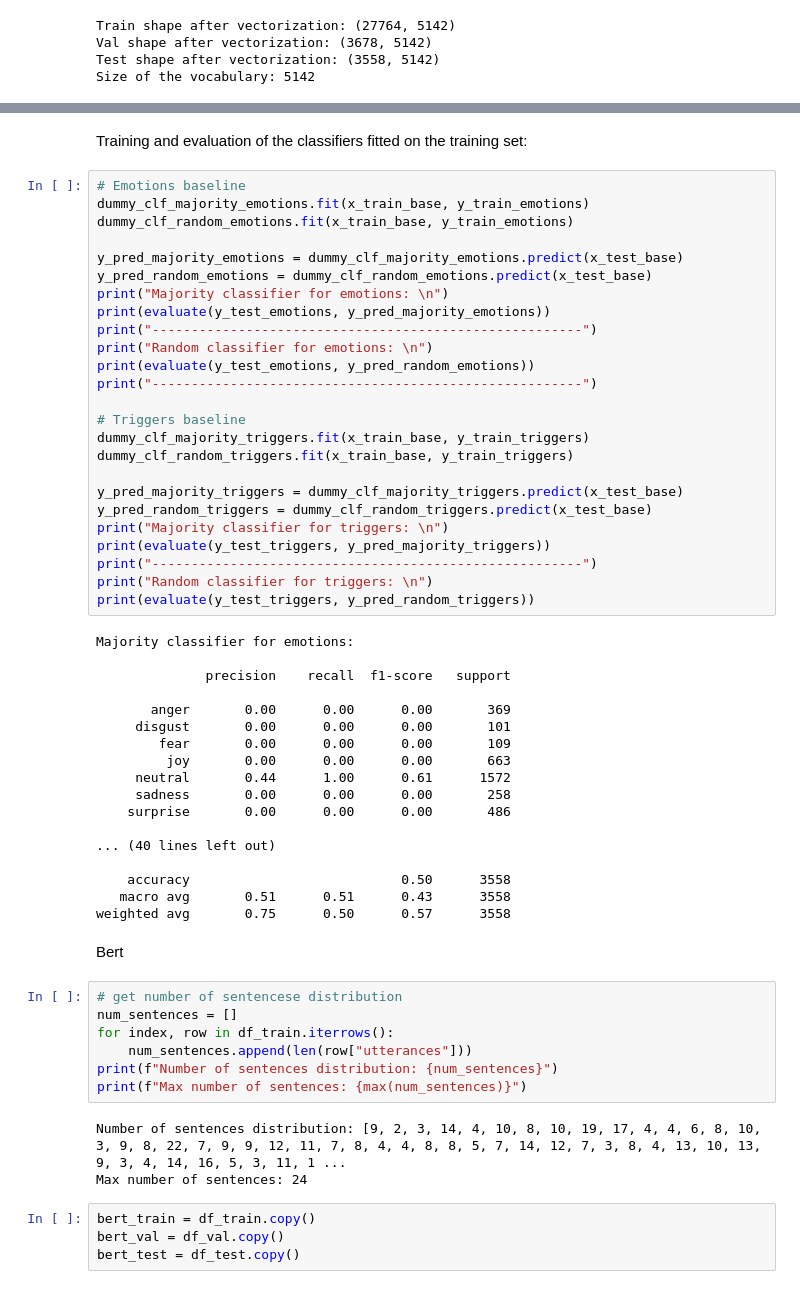
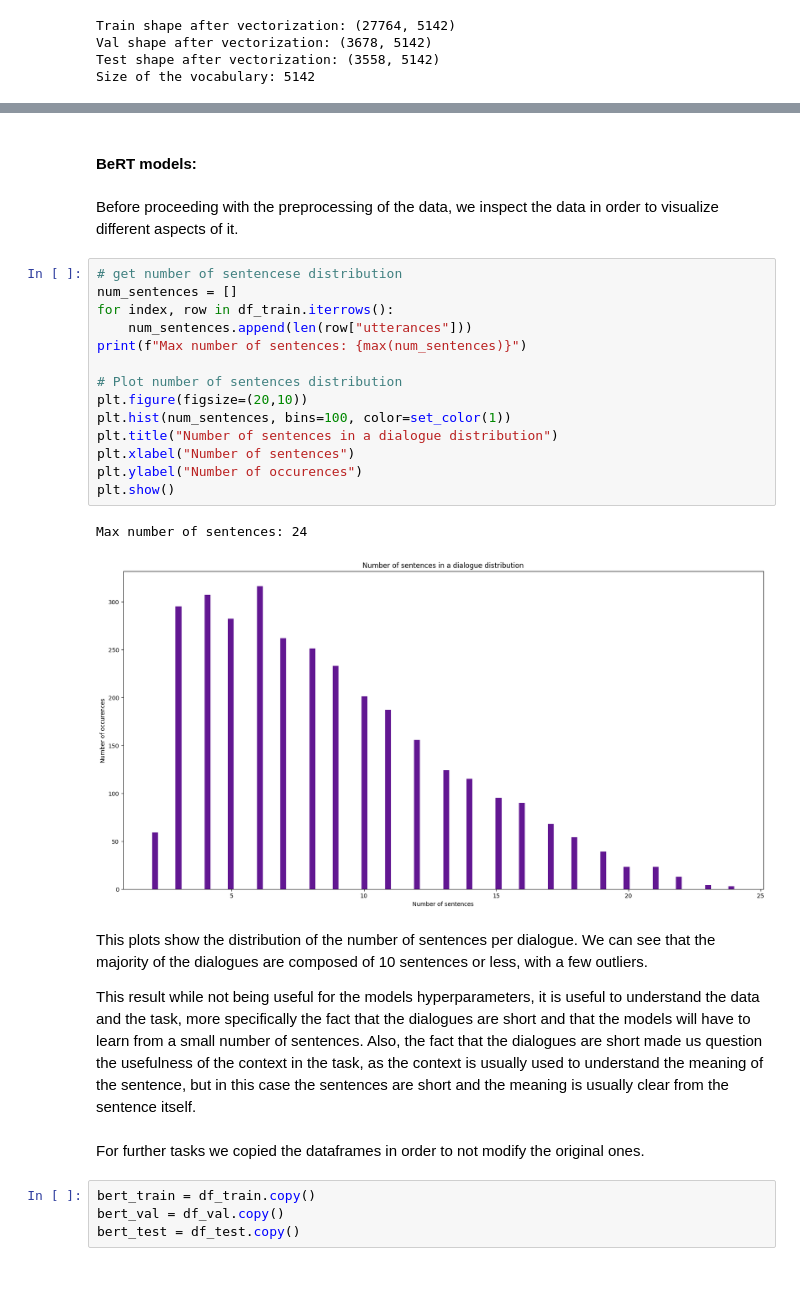
Before and after one commit to CipStr/NLProject, a Jupyter notebook: NLP_standard_project.ipynb, the cells around one changed output, grey strips where cells are left out. Saved outputs shown, nothing was run; the diff lists cells and outputs as text.

```diff
--- a/NLP_standard_project.ipynb
+++ b/NLP_standard_project.ipynb
@@ -258,60 +318,30 @@ dummy_clf_random_triggers = DummyClassifier(strategy="uniform")
-# %% [markdown]
-Training and evaluation of the classifiers fitted on the training set:
-# %%
-# Emotions baseline
-dummy_clf_majority_emotions.fit(x_train_base, y_train_emotions)
-dummy_clf_random_emotions.fit(x_train_base, y_train_emotions)
-
-y_pred_majority_emotions = dummy_clf_majority_emotions.predict(x_test_base)
-y_pred_random_emotions = dummy_clf_random_emotions.predict(x_test_base)
-print("Majority classifier for emotions: \n")
-print(evaluate(y_test_emotions, y_pred_majority_emotions))
-print("-------------------------------------------------------")
-print("Random classifier for emotions: \n")
-print(evaluate(y_test_emotions, y_pred_random_emotions))
-print("-------------------------------------------------------")
-
-# Triggers baseline
-dummy_clf_majority_triggers.fit(x_train_base, y_train_triggers)
-dummy_clf_random_triggers.fit(x_train_base, y_train_triggers)
-
-y_pred_majority_triggers = dummy_clf_majority_triggers.predict(x_test_base)
-y_pred_random_triggers = dummy_clf_random_triggers.predict(x_test_base)
-print("Majority classifier for triggers: \n")
-print(evaluate(y_test_triggers, y_pred_majority_triggers))
-print("-------------------------------------------------------")
-print("Random classifier for triggers: \n")
-print(evaluate(y_test_triggers, y_pred_random_triggers))
-# %% [output]
-Majority classifier for emotions:
-
-              precision    recall  f1-score   support
-
-       anger       0.00      0.00      0.00       369
-     disgust       0.00      0.00      0.00       101
-        fear       0.00      0.00      0.00       109
-         joy       0.00      0.00      0.00       663
-     neutral       0.44      1.00      0.61      1572
-     sadness       0.00      0.00      0.00       258
-    surprise       0.00      0.00      0.00       486
-
-... (40 lines left out)
-
-    accuracy                           0.50      3558
-   macro avg       0.51      0.51      0.43      3558
-weighted avg       0.75      0.50      0.57      3558
-# %% [markdown]
-Bert
+# %% [markdown]
+#### BeRT models:
+# %% [markdown]
+Before proceeding with the preprocessing of the data, we inspect the data in order to visualize different aspects of it.
 # %%
 # get number of sentencese distribution
 num_sentences = []
 for index, row in df_train.iterrows():
     num_sentences.append(len(row["utterances"]))
-print(f"Number of sentences distribution: {num_sentences}")
 print(f"Max number of sentences: {max(num_sentences)}")
+
+# Plot number of sentences distribution
+plt.figure(figsize=(20,10))
+plt.hist(num_sentences, bins=100, color=set_color(1))
+plt.title("Number of sentences in a dialogue distribution")
+plt.xlabel("Number of sentences")
+plt.ylabel("Number of occurences")
+plt.show()
 # %% [output]
-Number of sentences distribution: [9, 2, 3, 14, 4, 10, 8, 10, 19, 17, 4, 4, 6, 8, 10, 3, 9, 8, 22, 7, 9, 9, 12, 11, 7, 8, 4, 4, 8, 8, 5, 7, 14, 12, 7, 3, 8, 4, 13, 10, 13, 9, 3, 4, 14, 16, 5, 3, 11, 1 ...
 Max number of sentences: 24
+[figure, added]
+# %% [markdown]
+This plots show the distribution of the number of sentences per dialogue. We can see that the majority of the dialogues are composed of 10 sentences or less, with a few outliers.
+
+This result while not being useful for the models hyperparameters, it is useful to understand the data and the task, more specifically the fact that the dialogues are short and that the models will have to learn from a small number of sentences. Also, the fact that the dialogues are short made us question the usefulness of the context in the task, as the context is usually used to understand the meaning of the sentence, but in this case the sentences are short and the meaning is usually clear from the sentence itself.
+# %% [markdown]
+For further tasks we copied the dataframes in order to not modify the original ones.
 # %%
 bert_train = df_train.copy()
 bert_val = df_val.copy()
```
Also changed, not shown: parts of 108 cells of this notebook.
